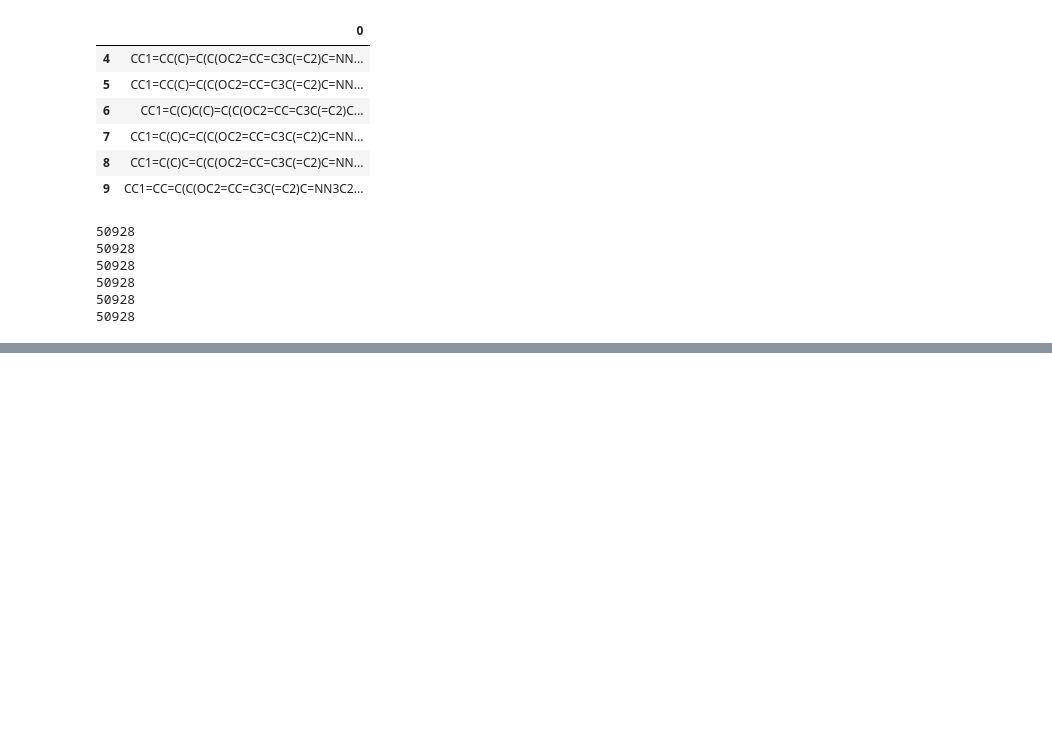
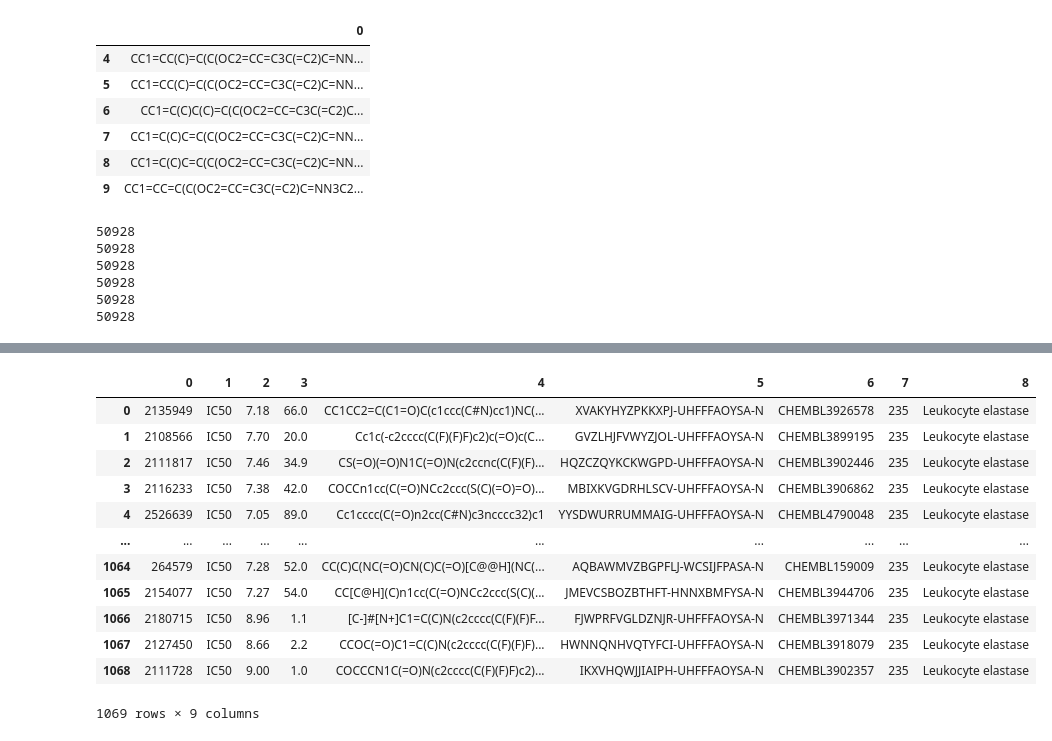
Before and after one commit to filvaleriia/scaffold-based-metrics, a Jupyter notebook: Untitled.ipynb, the cells around one changed output, grey strips where cells are left out. Drawn from its saved outputs; the diff is of its cells as text; code cells hidden in the pictures; blank space fills up the shorter version.

```diff
--- a/Untitled.ipynb
+++ b/Untitled.ipynb
@@ -50,0 +137,17 @@ for x in df[0].tolist():
+# %%
+dff = pd.read_csv('data/protease/235_pic50.csv', header = None)
+dff
+# %% [output]
+|  | 0 | 1 | 2 | 3 | 4 | 5 | 6 | 7 | 8 |
+| 0 | 2135949 | IC50 | 7.18 | 66.0 | CC1CC2=C(C1=O)C(c1ccc(C#N)cc1)NC(... | XVAKYHYZPKKXPJ-UHFFFAOYSA-N | CHEMBL3926578 | 235 | Leukocyte elastase |
+| 1 | 2108566 | IC50 | 7.70 | 20.0 | Cc1c(-c2cccc(C(F)(F)F)c2)c(=O)c(C... | GVZLHJFVWYZJOL-UHFFFAOYSA-N | CHEMBL3899195 | 235 | Leukocyte elastase |
+| 2 | 2111817 | IC50 | 7.46 | 34.9 | CS(=O)(=O)N1C(=O)N(c2ccnc(C(F)(F)... | HQZCZQYKCKWGPD-UHFFFAOYSA-N | CHEMBL3902446 | 235 | Leukocyte elastase |
+| 3 | 2116233 | IC50 | 7.38 | 42.0 | COCCn1cc(C(=O)NCc2ccc(S(C)(=O)=O)... | MBIXKVGDRHLSCV-UHFFFAOYSA-N | CHEMBL3906862 | 235 | Leukocyte elastase |
+| 4 | 2526639 | IC50 | 7.05 | 89.0 | Cc1cccc(C(=O)n2cc(C#N)c3ncccc32)c1 | YYSDWURRUMMAIG-UHFFFAOYSA-N | CHEMBL4790048 | 235 | Leukocyte elastase |
+| ... | ... | ... | ... | ... | ... | ... | ... | ... | ... |
+| 1064 | 264579 | IC50 | 7.28 | 52.0 | CC(C)C(NC(=O)CN(C)C(=O)[C@@H](NC(... | AQBAWMVZBGPFLJ-WCSIJFPASA-N | CHEMBL159009 | 235 | Leukocyte elastase |
+| 1065 | 2154077 | IC50 | 7.27 | 54.0 | CC[C@H](C)n1cc(C(=O)NCc2ccc(S(C)(... | JMEVCSBOZBTHFT-HNNXBMFYSA-N | CHEMBL3944706 | 235 | Leukocyte elastase |
+| 1066 | 2180715 | IC50 | 8.96 | 1.1 | [C-]#[N+]C1=C(C)N(c2cccc(C(F)(F)F... | FJWPRFVGLDZNJR-UHFFFAOYSA-N | CHEMBL3971344 | 235 | Leukocyte elastase |
+| 1067 | 2127450 | IC50 | 8.66 | 2.2 | CCOC(=O)C1=C(C)N(c2cccc(C(F)(F)F)... | HWNNQNHVQTYFCI-UHFFFAOYSA-N | CHEMBL3918079 | 235 | Leukocyte elastase |
+| 1068 | 2111728 | IC50 | 9.00 | 1.0 | COCCCN1C(=O)N(c2cccc(C(F)(F)F)c2)... | IKXVHQWJJIAIPH-UHFFFAOYSA-N | CHEMBL3902357 | 235 | Leukocyte elastase |
+1069 rows × 9 columns
```
Also changed, not shown: parts of 8 cells of this notebook, 5 other files.
